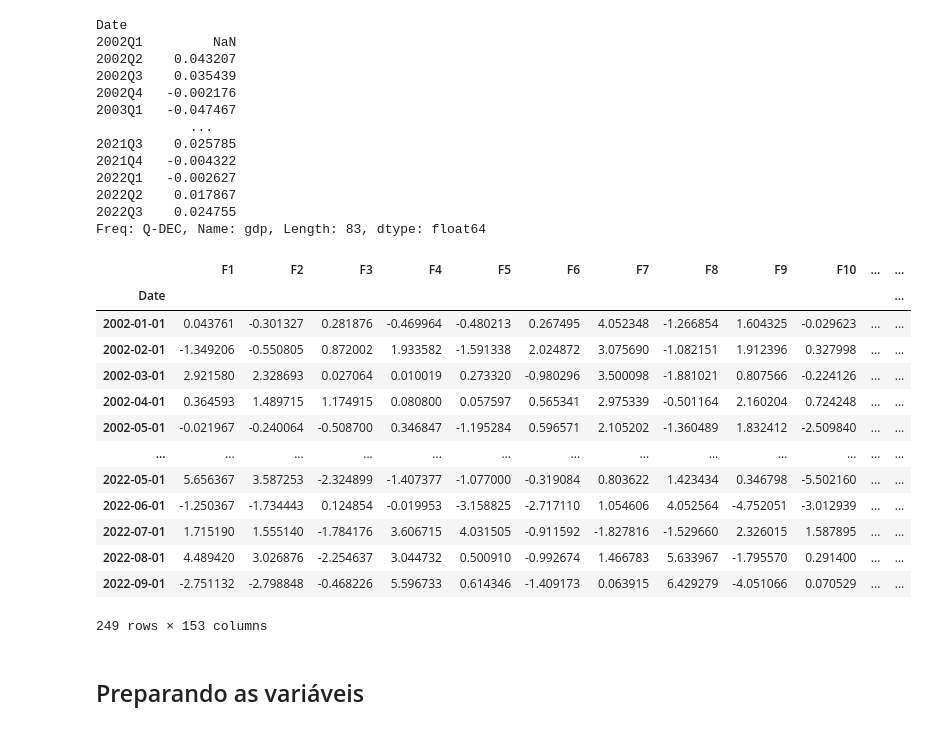
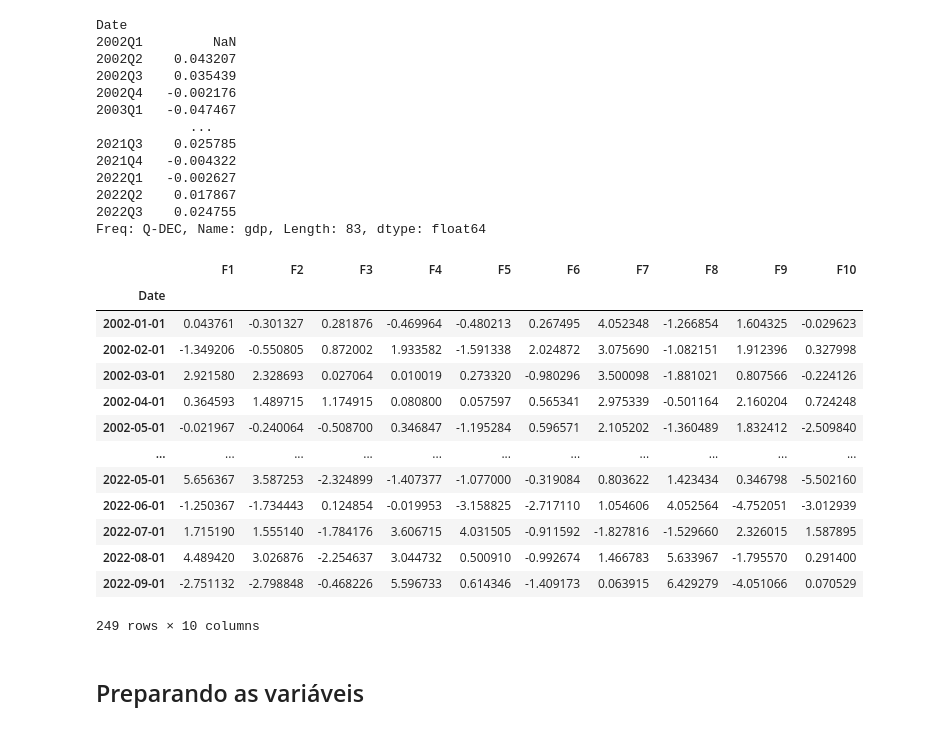
Before and after one commit to Allisterh/nowcasting_gdpbr, a Jupyter notebook: methodologies/dfm_model/dfm_ols.ipynb, the cells around one changed output. Saved outputs shown, nothing was run; the diff lists cells and outputs as text; code cells hidden in the pictures.

```diff
--- a/methodologies/dfm_model/dfm_ols.ipynb
+++ b/methodologies/dfm_model/dfm_ols.ipynb
@@ -48,27 +49,31 @@ Freq: Q-DEC, Name: gdp, Length: 83, dtype: float64
 # %%
 # Carregando os dados tranformados com PCA
 
 data_pca = pd.read_csv('../../data/data_tfpca.csv')
 # data['Date'] = pd.date_range(start = '2002-03-01', end = '2022-09-01', freq = 'QS-DEC') --> se fosse para trimestre
 data['Date'] = pd.date_range(start = '2002-01-01', end = '2022-09-01', freq = 'MS')
 data_pca.set_index('Date', inplace = True)
 data_pca.columns = data_pca.columns.str.replace(r"[C]", "F")
+
+# Selecionando base de dados com apenas 10 fatores, que explicam 94,7% da variação total do conjunto de variáveis explicativas
+
+data_pca = data_pca[['F1', 'F2', 'F3', 'F4', 'F5', 'F6', 'F7', 'F8', 'F9', 'F10']]
 data_pca
 # %% [output]
-|  | F1 | F2 | F3 | F4 | F5 | F6 | F7 | F8 | F9 | F10 | ... | ... |
-| Date |  |  |  |  |  |  |  |  |  |  |  | ... |
-| 2002-01-01 | 0.043761 | -0.301327 | 0.281876 | -0.469964 | -0.480213 | 0.267495 | 4.052348 | -1.266854 | 1.604325 | -0.029623 | ... | ... |
-| 2002-02-01 | -1.349206 | -0.550805 | 0.872002 | 1.933582 | -1.591338 | 2.024872 | 3.075690 | -1.082151 | 1.912396 | 0.327998 | ... | ... |
-| 2002-03-01 | 2.921580 | 2.328693 | 0.027064 | 0.010019 | 0.273320 | -0.980296 | 3.500098 | -1.881021 | 0.807566 | -0.224126 | ... | ... |
-| 2002-04-01 | 0.364593 | 1.489715 | 1.174915 | 0.080800 | 0.057597 | 0.565341 | 2.975339 | -0.501164 | 2.160204 | 0.724248 | ... | ... |
-| 2002-05-01 | -0.021967 | -0.240064 | -0.508700 | 0.346847 | -1.195284 | 0.596571 | 2.105202 | -1.360489 | 1.832412 | -2.509840 | ... | ... |
-| ... | ... | ... | ... | ... | ... | ... | ... | ... | ... | ... | ... | ... |
-| 2022-05-01 | 5.656367 | 3.587253 | -2.324899 | -1.407377 | -1.077000 | -0.319084 | 0.803622 | 1.423434 | 0.346798 | -5.502160 | ... | ... |
-| 2022-06-01 | -1.250367 | -1.734443 | 0.124854 | -0.019953 | -3.158825 | -2.717110 | 1.054606 | 4.052564 | -4.752051 | -3.012939 | ... | ... |
-| 2022-07-01 | 1.715190 | 1.555140 | -1.784176 | 3.606715 | 4.031505 | -0.911592 | -1.827816 | -1.529660 | 2.326015 | 1.587895 | ... | ... |
-| 2022-08-01 | 4.489420 | 3.026876 | -2.254637 | 3.044732 | 0.500910 | -0.992674 | 1.466783 | 5.633967 | -1.795570 | 0.291400 | ... | ... |
-| 2022-09-01 | -2.751132 | -2.798848 | -0.468226 | 5.596733 | 0.614346 | -1.409173 | 0.063915 | 6.429279 | -4.051066 | 0.070529 | ... | ... |
+|  | F1 | F2 | F3 | F4 | F5 | F6 | F7 | F8 | F9 | F10 |
+| Date |  |  |  |  |  |  |  |  |  |  |
+| 2002-01-01 | 0.043761 | -0.301327 | 0.281876 | -0.469964 | -0.480213 | 0.267495 | 4.052348 | -1.266854 | 1.604325 | -0.029623 |
+| 2002-02-01 | -1.349206 | -0.550805 | 0.872002 | 1.933582 | -1.591338 | 2.024872 | 3.075690 | -1.082151 | 1.912396 | 0.327998 |
+| 2002-03-01 | 2.921580 | 2.328693 | 0.027064 | 0.010019 | 0.273320 | -0.980296 | 3.500098 | -1.881021 | 0.807566 | -0.224126 |
+| 2002-04-01 | 0.364593 | 1.489715 | 1.174915 | 0.080800 | 0.057597 | 0.565341 | 2.975339 | -0.501164 | 2.160204 | 0.724248 |
+| 2002-05-01 | -0.021967 | -0.240064 | -0.508700 | 0.346847 | -1.195284 | 0.596571 | 2.105202 | -1.360489 | 1.832412 | -2.509840 |
+| ... | ... | ... | ... | ... | ... | ... | ... | ... | ... | ... |
+| 2022-05-01 | 5.656367 | 3.587253 | -2.324899 | -1.407377 | -1.077000 | -0.319084 | 0.803622 | 1.423434 | 0.346798 | -5.502160 |
+| 2022-06-01 | -1.250367 | -1.734443 | 0.124854 | -0.019953 | -3.158825 | -2.717110 | 1.054606 | 4.052564 | -4.752051 | -3.012939 |
+| 2022-07-01 | 1.715190 | 1.555140 | -1.784176 | 3.606715 | 4.031505 | -0.911592 | -1.827816 | -1.529660 | 2.326015 | 1.587895 |
+| 2022-08-01 | 4.489420 | 3.026876 | -2.254637 | 3.044732 | 0.500910 | -0.992674 | 1.466783 | 5.633967 | -1.795570 | 0.291400 |
+| 2022-09-01 | -2.751132 | -2.798848 | -0.468226 | 5.596733 | 0.614346 | -1.409173 | 0.063915 | 6.429279 | -4.051066 | 0.070529 |
-249 rows × 153 columns
+249 rows × 10 columns
 # %% [markdown]
 ## Preparando as variáveis
 # %%
```
Also changed, not shown: parts of 43 cells of this notebook, 1 other file.
